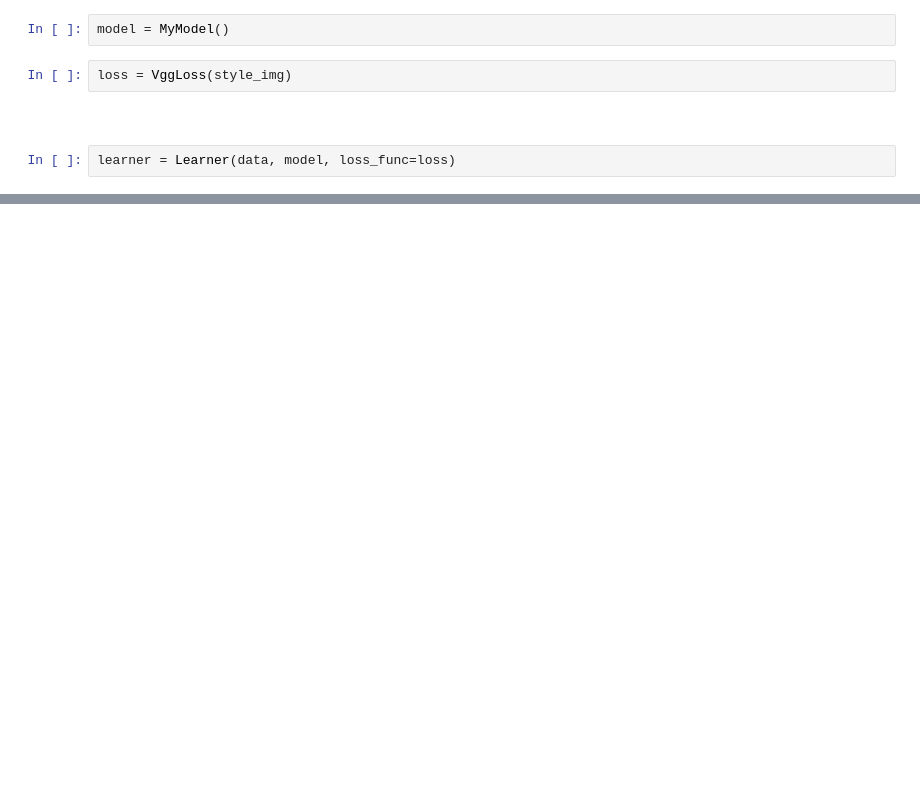
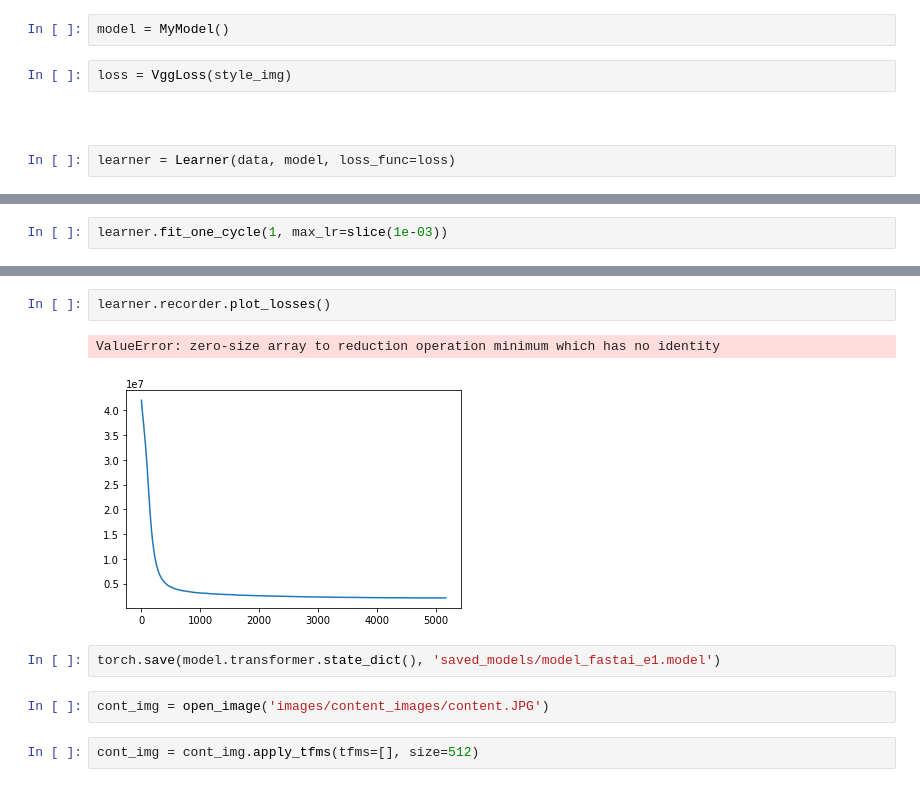
Before and after one commit to PiotrekSkalski/style-transfer, a Jupyter notebook: fast-style-transfer_fastai.ipynb, the cells around one changed output, grey strips where cells are left out. Drawn from its saved outputs; the diff is of its cells as text; blank space fills up the shorter version.

Commit message:
Fastai model

```diff
--- a/fast-style-transfer_fastai.ipynb
+++ b/fast-style-transfer_fastai.ipynb
@@ -97,0 +104,2 @@ learner.recorder.plot()
+# %%
+learner.fit_one_cycle(1, max_lr=slice(1e-03))
@@ -97,0 +111,11 @@ learner.recorder.plot()
+# %%
+learner.recorder.plot_losses()
+# %% [output]
+ValueError: zero-size array to reduction operation minimum which has no identity
+[figure, added]
+# %%
+torch.save(model.transformer.state_dict(), 'saved_models/model_fastai_e1.model')
+# %%
+cont_img = open_image('images/content_images/content.JPG')
+# %%
+cont_img = cont_img.apply_tfms(tfms=[], size=512)
```
Also changed, not shown: parts of 17 cells of this notebook, 2 other files.
